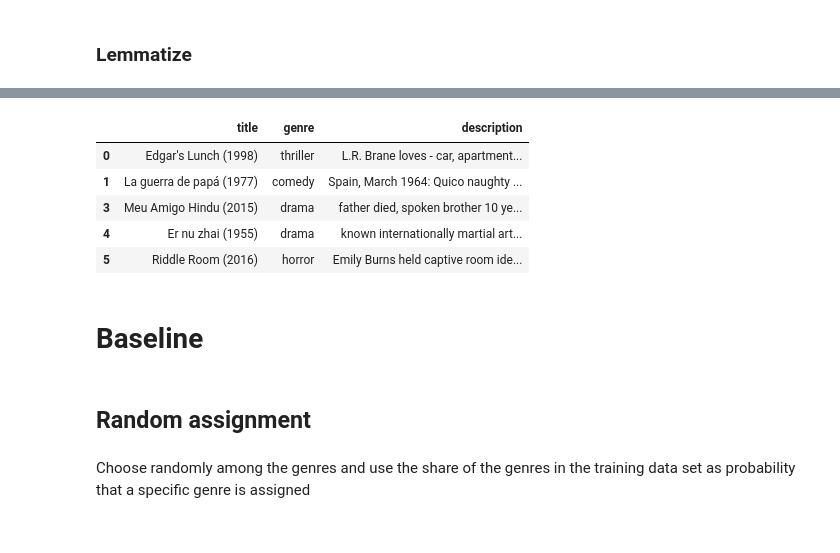
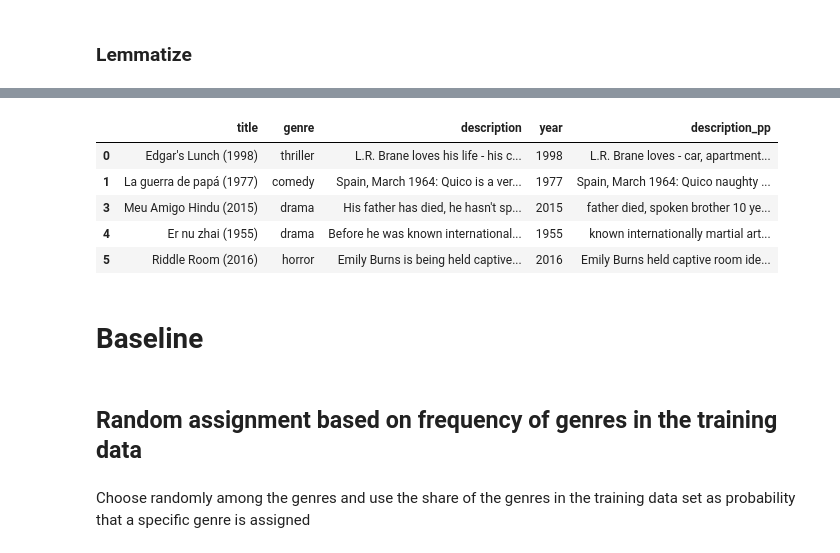
Before and after one commit to dominikwielath/Advanced_NLP_Project, a Jupyter notebook: final-advanced.ipynb, the cells around one changed output, grey strips where cells are left out. Cells and saved outputs as stored; diff of their text form; code cells hidden in the pictures.

```diff
--- a/final-advanced.ipynb
+++ b/final-advanced.ipynb
@@ -40,5 +51,5 @@ directory_david2 = '/run/media/davovapo/hdd1-dvp/DSMMaster/advanced-nlp/Advanced
 directory_miguel ='/Users/Miguel/Desktop/BSE/Term2/Advanced NLP/Advanced_NLP_Project/Genre Classification Dataset/'
 directory_dominik = ''
 
-directory = directory_david2
+directory = directory_dominik
 # %%
@@ -99,10 +138,8 @@ plt.show()
+# %%
+df_train["year"] = df_train["title"].apply(get_year)
+df_test["year"] = df_test["title"].apply(get_year)
 # %% [markdown]
 ## Remove Stopwords
-# %%
-def remove_stopwords(text, stopwords):
-    words = text.split()
-    clean_words = [word for word in words if word.lower() not in stop_words]
-    return ' '.join(clean_words)
 # %%
 # Defining stopwords
 # using predefined english stopwords
@@ -122,8 +159,8 @@ my_stopwords = ['lol', 'people', 'expand',
                 'shit','america','issue','new', 'actually','never','whole','exposed','imapct','side','single']
 stop_words.update(my_stopwords)
 # %%
-df_train['description'] = df_train['description'].apply(remove_stopwords, args=(stop_words,))
-df_test['description'] = df_test['description'].apply(remove_stopwords, args=(stop_words,))
+df_train['description_pp'] = df_train['description'].apply(remove_stopwords, args=(stop_words,))
+df_test['description_pp'] = df_test['description'].apply(remove_stopwords, args=(stop_words,))
 # %% [markdown]
 ### Lemmatize
 # %%
@@ -147,25 +184,25 @@ df_train.head()
 # %%
 # Tokenize: Split the sentence into words
-docs = df_test['description']
+docs = df_test['description_pp']
 
 lemmatizer = WordNetLemmatizer()
 docs = [[lemmatizer.lemmatize(token) for token in doc] for doc in docs]
 
 # Lemmatize list of words and join
 lemmatized_output = [''.join([lemmatizer.lemmatize(w) for w in doc]) for doc in docs]
-df_test['description'] = lemmatized_output
+df_test['description_pp'] = lemmatized_output
 df_test.head()
 # %% [output]
-|  | title | genre | description |
-| 0 | Edgar's Lunch (1998) | thriller | L.R. Brane loves - car, apartment... |
-| 1 | La guerra de papá (1977) | comedy | Spain, March 1964: Quico naughty ... |
-| 3 | Meu Amigo Hindu (2015) | drama | father died, spoken brother 10 ye... |
-| 4 | Er nu zhai (1955) | drama | known internationally martial art... |
-| 5 | Riddle Room (2016) | horror | Emily Burns held captive room ide... |
+|  | title | genre | description | year | description_pp |
+| 0 | Edgar's Lunch (1998) | thriller | L.R. Brane loves his life - his c... | 1998 | L.R. Brane loves - car, apartment... |
+| 1 | La guerra de papá (1977) | comedy | Spain, March 1964: Quico is a ver... | 1977 | Spain, March 1964: Quico naughty ... |
+| 3 | Meu Amigo Hindu (2015) | drama | His father has died, he hasn't sp... | 2015 | father died, spoken brother 10 ye... |
+| 4 | Er nu zhai (1955) | drama | Before he was known international... | 1955 | known internationally martial art... |
+| 5 | Riddle Room (2016) | horror | Emily Burns is being held captive... | 2016 | Emily Burns held captive room ide... |
 # %% [markdown]
 # Baseline
 # %% [markdown]
-## Random assignment
+## Random assignment based on frequency of genres in the training data
 # %% [markdown]
 Choose randomly among the genres and use the share of the genres in the training data set as probability that a specific genre is assigned
 # %%
```
Also changed, not shown: parts of 27 cells of this notebook.
